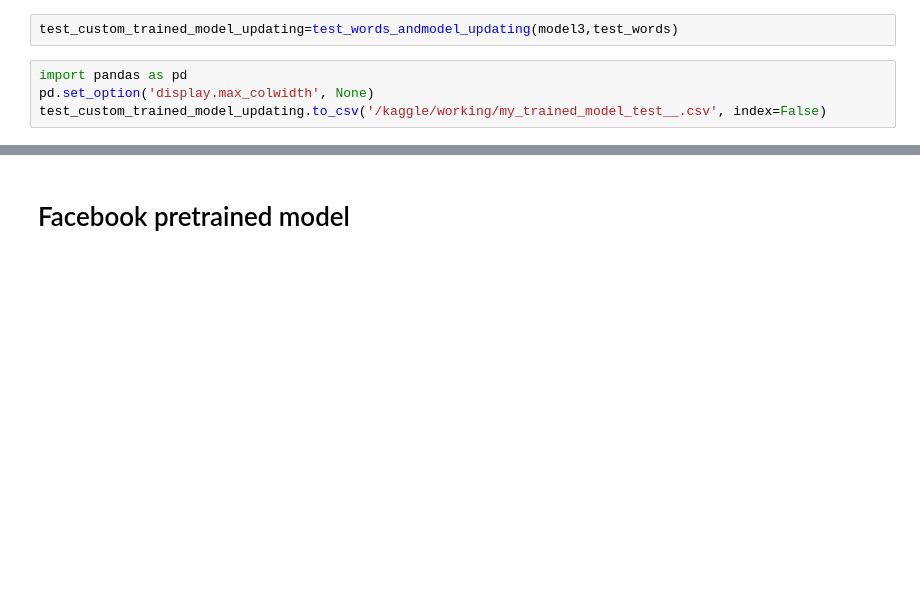
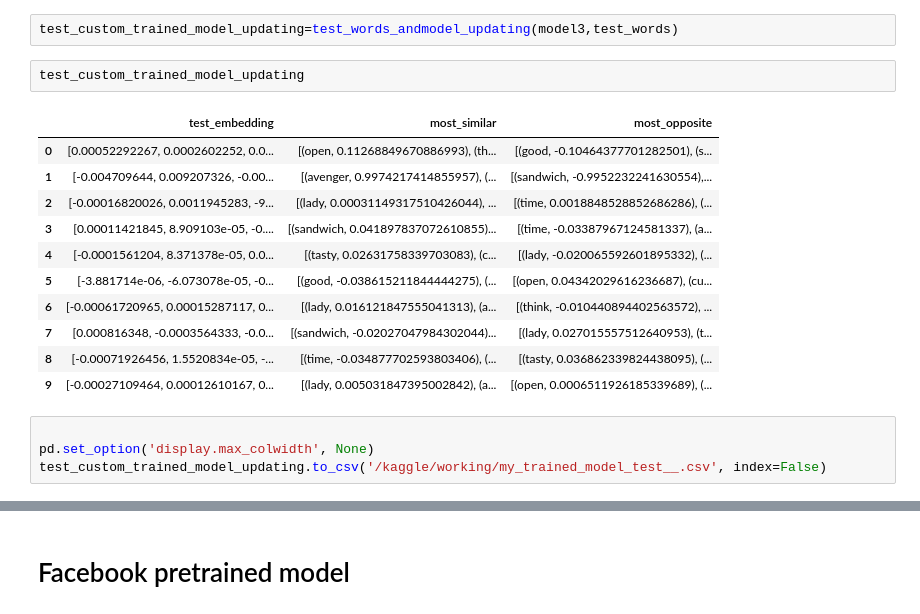
Before and after one commit to Eng-Abdelrahman-Mostafa-Mohamed/Fast-text-embeddings-, a Jupyter notebook: fasttext-embeddings.ipynb, the cells around one changed output, grey strips where cells are left out. Saved outputs shown, nothing was run; the diff lists cells and outputs as text; blank space fills up the shorter version.

```diff
--- a/fasttext-embeddings.ipynb
+++ b/fasttext-embeddings.ipynb
@@ -114,8 +101,22 @@ def test_words_andmodel_updating(model, test_words):
     return pd.DataFrame({"test_embedding":embedding_all_test_words_list_separable,"most_similar":similar_words , "most_opposite":un_similar_words})
 # %%
 test_custom_trained_model_updating=test_words_andmodel_updating(model3,test_words)
+# %%
+test_custom_trained_model_updating
+# %% [output]
+|  | test_embedding | most_similar | most_opposite |
+| 0 | [0.00052292267, 0.0002602252, 0.0... | [(open, 0.11268849670886993), (th... | [(good, -0.10464377701282501), (s... |
+| 1 | [-0.004709644, 0.009207326, -0.00... | [(avenger, 0.9974217414855957), (... | [(sandwich, -0.9952232241630554),... |
+| 2 | [-0.00016820026, 0.0011945283, -9... | [(lady, 0.00031149317510426044), ... | [(time, 0.0018848528852686286), (... |
+| 3 | [0.00011421845, 8.909103e-05, -0.... | [(sandwich, 0.041897837072610855)... | [(time, -0.03387967124581337), (a... |
+| 4 | [-0.0001561204, 8.371378e-05, 0.0... | [(tasty, 0.02631758339703083), (c... | [(lady, -0.020065592601895332), (... |
+| 5 | [-3.881714e-06, -6.073078e-05, -0... | [(good, -0.038615211844444275), (... | [(open, 0.04342029616236687), (cu... |
+| 6 | [-0.00061720965, 0.00015287117, 0... | [(lady, 0.016121847555041313), (a... | [(think, -0.010440894402563572), ... |
+| 7 | [0.000816348, -0.0003564333, -0.0... | [(sandwich, -0.02027047984302044)... | [(lady, 0.027015557512640953), (t... |
+| 8 | [-0.00071926456, 1.5520834e-05, -... | [(time, -0.034877702593803406), (... | [(tasty, 0.036862339824438095), (... |
+| 9 | [-0.00027109464, 0.00012610167, 0... | [(lady, 0.005031847395002842), (a... | [(open, 0.0006511926185339689), (... |
 # %%
-import pandas as pd
+
 pd.set_option('display.max_colwidth', None)
 test_custom_trained_model_updating.to_csv('/kaggle/working/my_trained_model_test__.csv', index=False)
 # %%
```
Also changed, not shown: parts of 23 cells of this notebook.
